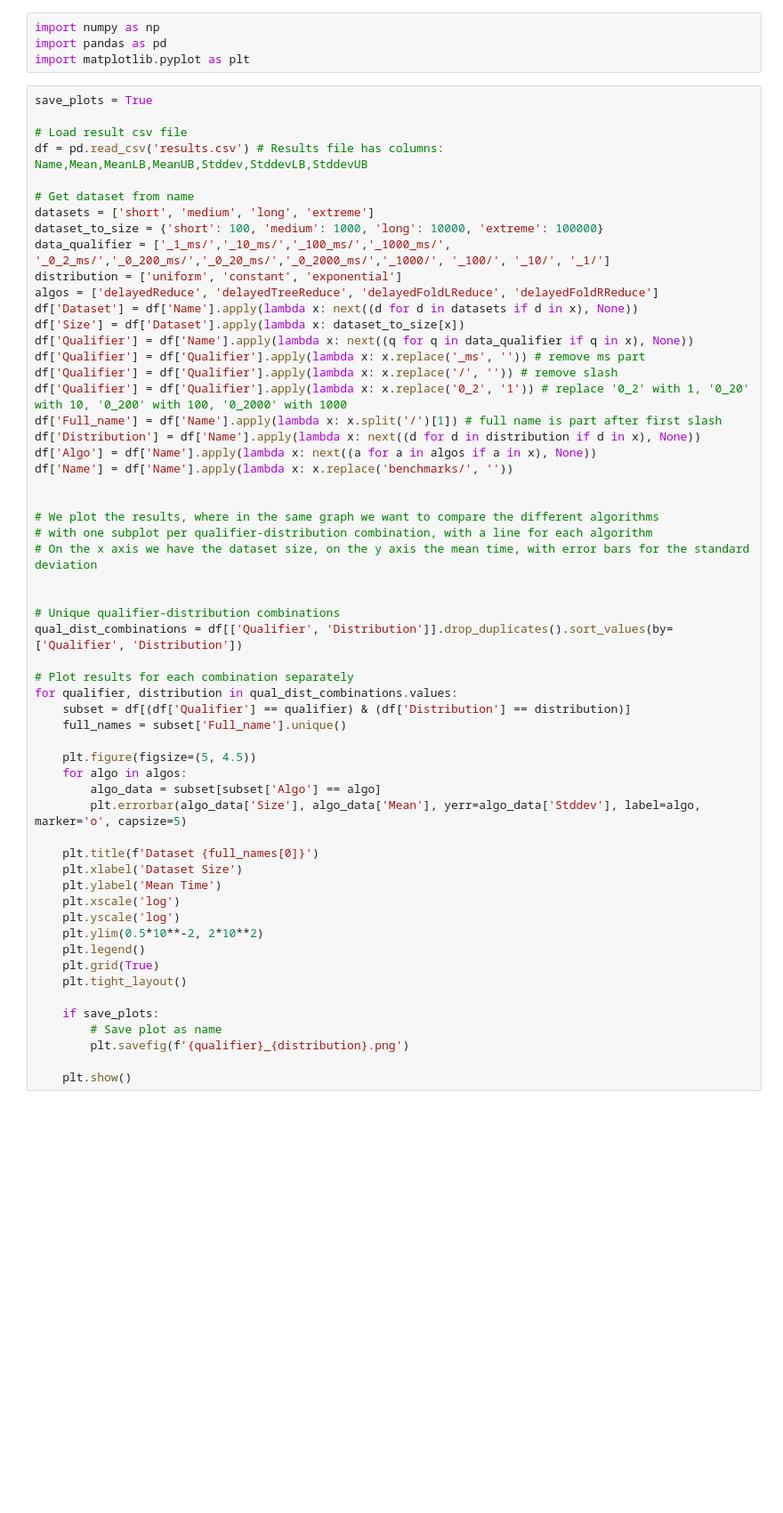
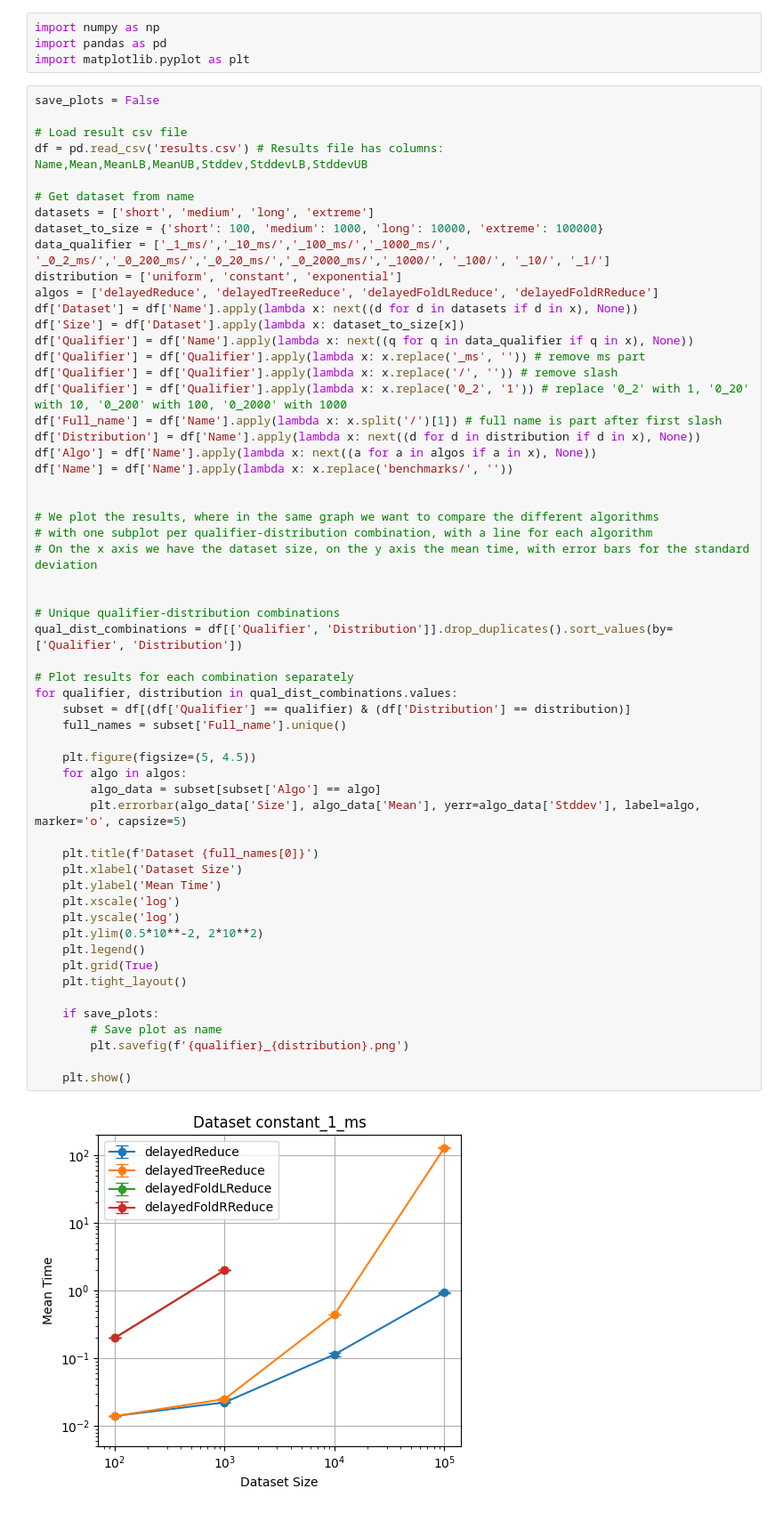
Before and after one commit to DukeBas/HaskellLatencyHiding, a Jupyter notebook: analysis.ipynb, the cells around one changed output. Shown at 89% size. Saved outputs shown, nothing was run; the diff lists cells and outputs as text; blank space fills up the shorter version.

Commit message:
Redo images notebook analysis

```diff
--- a/analysis.ipynb
+++ b/analysis.ipynb
@@ -3,7 +3,7 @@ import numpy as np
 import pandas as pd
 import matplotlib.pyplot as plt
 # %%
-save_plots = True
+save_plots = False
 
 # Load result csv file
 df = pd.read_csv('results.csv') # Results file has columns: Name,Mean,MeanLB,MeanUB,Stddev,StddevLB,StddevUB
@@ -32,30 +32,32 @@ df['Name'] = df['Name'].apply(lambda x: x.replace('benchmarks/', ''))
 
 
 # Unique qualifier-distribution combinations
 qual_dist_combinations = df[['Qualifier', 'Distribution']].drop_duplicates().sort_values(by=['Qualifier', 'Distribution'])
 
 # Plot results for each combination separately
 for qualifier, distribution in qual_dist_combinations.values:
     subset = df[(df['Qualifier'] == qualifier) & (df['Distribution'] == distribution)]
     full_names = subset['Full_name'].unique()
 
     plt.figure(figsize=(5, 4.5))
     for algo in algos:
         algo_data = subset[subset['Algo'] == algo]
         plt.errorbar(algo_data['Size'], algo_data['Mean'], yerr=algo_data['Stddev'], label=algo, marker='o', capsize=5)
 
     plt.title(f'Dataset {full_names[0]}')
     plt.xlabel('Dataset Size')
     plt.ylabel('Mean Time')
     plt.xscale('log')
     plt.yscale('log')
     plt.ylim(0.5*10**-2, 2*10**2)
     plt.legend()
     plt.grid(True)
     plt.tight_layout()
 
     if save_plots:
         # Save plot as name
         plt.savefig(f'{qualifier}_{distribution}.png')
 
     plt.show()
+# %% [output]
+[figure, added]
```
Also changed, not shown: parts of 1 cell of this notebook.
